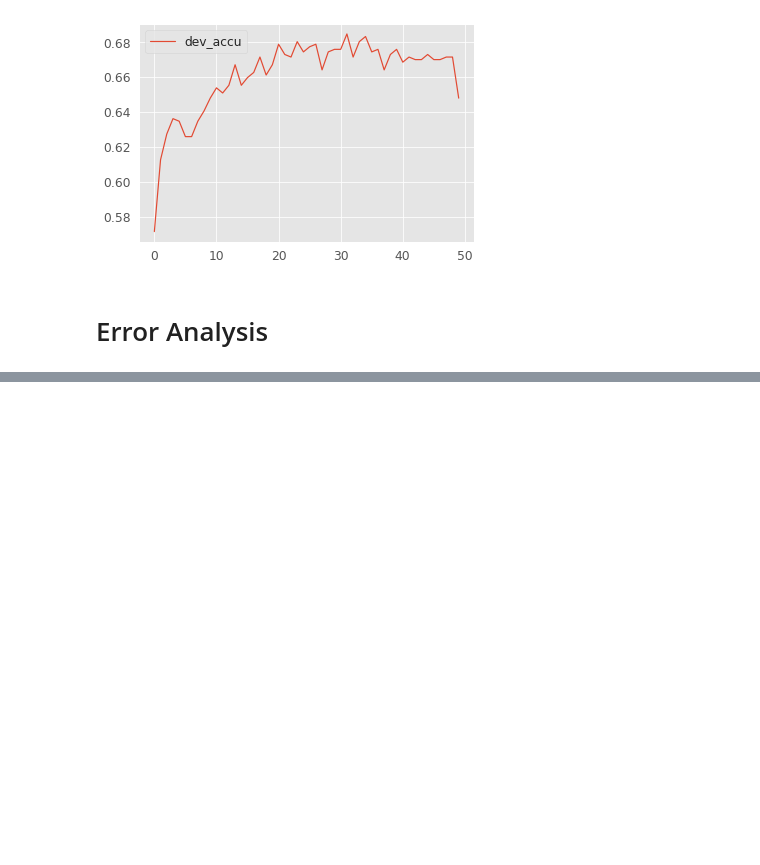
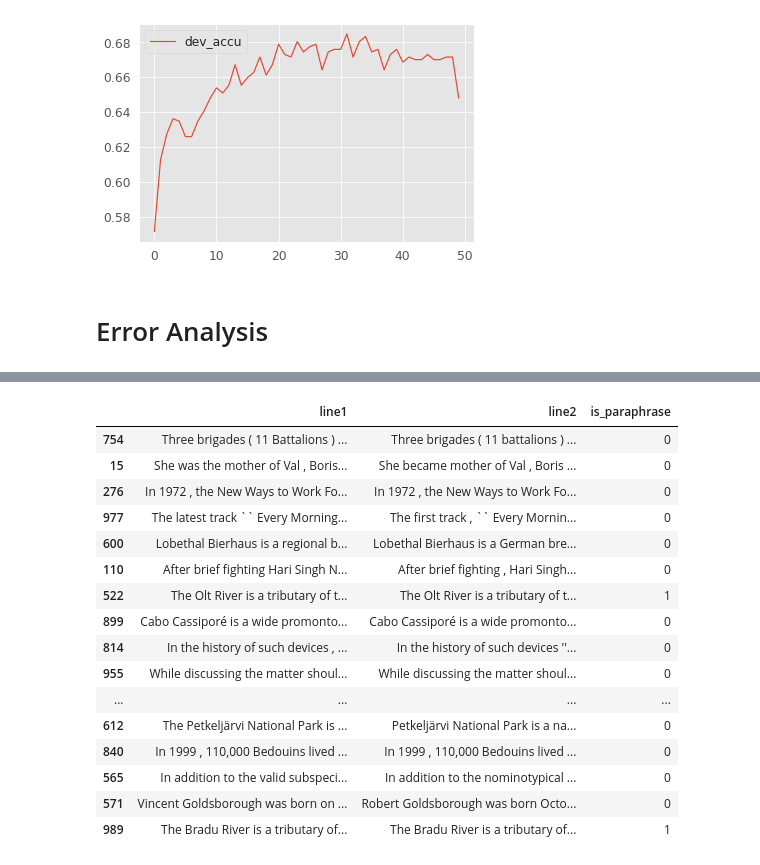
Before and after one commit to RuolinZheng08/ttic31190-natural-language-processing, a Jupyter notebook: hw4/mlp-results-analysis.ipynb, the cells around one changed output, grey strips where cells are left out. Cells and saved outputs as stored; diff of their text form; code cells hidden in the pictures; blank space fills up the shorter version.

```diff
--- a/hw4/mlp-results-analysis.ipynb
+++ b/hw4/mlp-results-analysis.ipynb
@@ -305,0 +380,21 @@ err_big[~err_big.index.isin(err_no_punkt.index)]
+# %%
+# errors that punkt made but big didn't make
+err_no_punkt[~err_no_punkt.index.isin(err_big.index)]
+# %% [output]
+|  | line1 | line2 | is_paraphrase |
+| 754 | Three brigades ( 11 Battalions ) ... | Three brigades ( 11 battalions ) ... | 0 |
+| 15 | She was the mother of Val , Boris... | She became mother of Val , Boris ... | 0 |
+| 276 | In 1972 , the New Ways to Work Fo... | In 1972 , the New Ways to Work Fo... | 0 |
+| 977 | The latest track `` Every Morning... | The first track , `` Every Mornin... | 0 |
+| 600 | Lobethal Bierhaus is a regional b... | Lobethal Bierhaus is a German bre... | 0 |
+| 110 | After brief fighting Hari Singh N... | After brief fighting , Hari Singh... | 0 |
+| 522 | The Olt River is a tributary of t... | The Olt River is a tributary of t... | 1 |
+| 899 | Cabo Cassiporé is a wide promonto... | Cabo Cassiporé is a wide promonto... | 0 |
+| 814 | In the history of such devices , ... | In the history of such devices ''... | 0 |
+| 955 | While discussing the matter shoul... | While discussing the matter shoul... | 0 |
+| ... | ... | ... | ... |
+| 612 | The Petkeljärvi National Park is ... | Petkeljärvi National Park is a na... | 0 |
+| 840 | In 1999 , 110,000 Bedouins lived ... | In 1999 , 110,000 Bedouins lived ... | 0 |
+| 565 | In addition to the valid subspeci... | In addition to the nominotypical ... | 0 |
+| 571 | Vincent Goldsborough was born on ... | Robert Goldsborough was born Octo... | 0 |
+| 989 | The Bradu River is a tributary of... | The Bradu River is a tributary of... | 1 |
```
Also changed, not shown: parts of 7 cells of this notebook, 1 other file.
